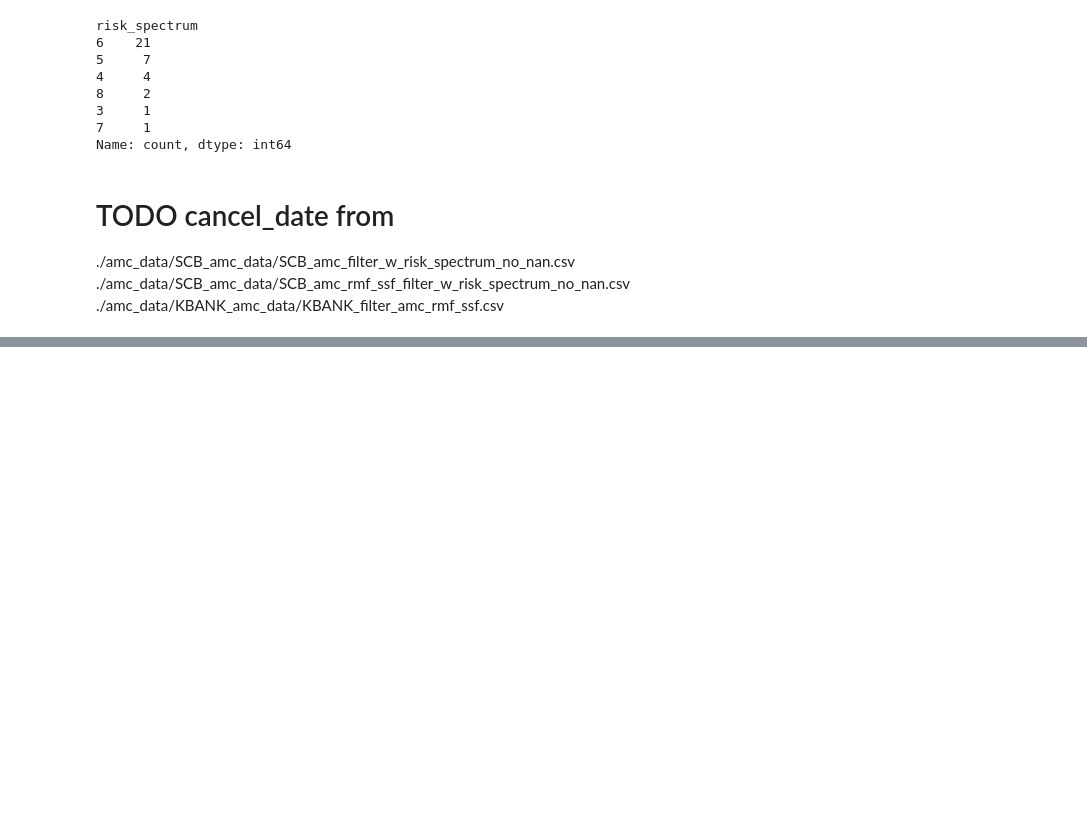
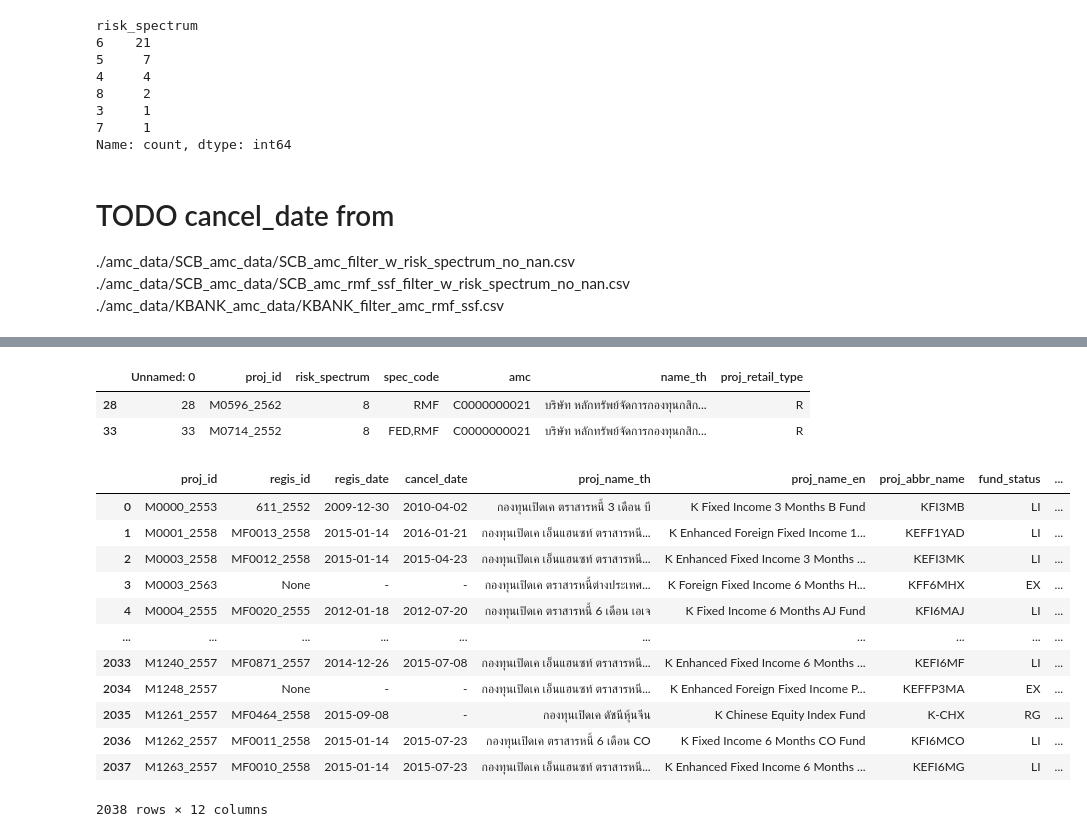
Before and after one commit to taro54071/Finance-Made-Easy-Personalized-Planner, a Jupyter notebook: Python_script/filter_amc_data.ipynb, the cells around one changed output, grey strips where cells are left out. Drawn from its saved outputs; the diff is of its cells as text; code cells hidden in the pictures; blank space fills up the shorter version.

```diff
--- a/Python_script/filter_amc_data.ipynb
+++ b/Python_script/filter_amc_data.ipynb
@@ -3,16 +26,17 @@ Header Api keys
 # %%
 import requests
 import json
+
 import pandas as pd
 
 headers1 = {
     # Request headers of fund daily info
-    'Ocp-Apim-Subscription-Key': 'cd2f3c2bec5341ebb9e347a9056c6b54'
+    'Ocp-Apim-Subscription-Key': 'c1714d1753d5947f5b8f6f3cb67354d1d'
 }
 
 headers2 = {
     # Request headers of fund fact sheet
-    'Ocp-Apim-Subscription-Key': '83ba25290d144581987e2557de676cc5'
+    'Ocp-Apim-Subscription-Key': '89cbe200e6ee4afca33f6e2122aa5e82'
 }
 # %% [markdown]
 ยิง API นำชื่อของแต่ละ บลจ.
@@ -673,0 +802,25 @@ tmp_KBANK_amc_rmf_ssf.to_csv('./amc_data/KBANK_AMC_DATA/KBANK_filter_amc_rmf_ssf
+# %%
+df_sum_df1[df_sum_df1["risk_spectrum"] == 8]
+# %% [output]
+|  | Unnamed: 0 | proj_id | risk_spectrum | spec_code | amc | name_th | proj_retail_type |
+| 28 | 28 | M0596_2562 | 8 | RMF | C0000000021 | บริษัท หลักทรัพย์จัดการกองทุนกสิก... | R |
+| 33 | 33 | M0714_2552 | 8 | FED,RMF | C0000000021 | บริษัท หลักทรัพย์จัดการกองทุนกสิก... | R |
+# %%
+response = requests.get(f'https://api.sec.or.th/FundFactsheet/fund/amc/C0000000021',headers=headers2)
+amc_name = json.loads(response.text)
+kbank = pd.DataFrame(amc_name)
+kbank
+# %% [output]
+|  | proj_id | regis_id | regis_date | cancel_date | proj_name_th | proj_name_en | proj_abbr_name | fund_status | ... |
+| 0 | M0000_2553 | 611_2552 | 2009-12-30 | 2010-04-02 | กองทุนเปิดเค ตราสารหนี้ 3 เดือน บี | K Fixed Income 3 Months B Fund | KFI3MB | LI | ... |
+| 1 | M0001_2558 | MF0013_2558 | 2015-01-14 | 2016-01-21 | กองทุนเปิดเค เอ็นแฮนซท์ ตราสารหนี... | K Enhanced Foreign Fixed Income 1... | KEFF1YAD | LI | ... |
+| 2 | M0003_2558 | MF0012_2558 | 2015-01-14 | 2015-04-23 | กองทุนเปิดเค เอ็นแฮนซท์ ตราสารหนี... | K Enhanced Fixed Income 3 Months ... | KEFI3MK | LI | ... |
+| 3 | M0003_2563 | None | - | - | กองทุนเปิดเค ตราสารหนี้ต่างประเทศ... | K Foreign Fixed Income 6 Months H... | KFF6MHX | EX | ... |
+| 4 | M0004_2555 | MF0020_2555 | 2012-01-18 | 2012-07-20 | กองทุนเปิดเค ตราสารหนี้ 6 เดือน เอเจ | K Fixed Income 6 Months AJ Fund | KFI6MAJ | LI | ... |
+| ... | ... | ... | ... | ... | ... | ... | ... | ... | ... |
+| 2033 | M1240_2557 | MF0871_2557 | 2014-12-26 | 2015-07-08 | กองทุนเปิดเค เอ็นแฮนซท์ ตราสารหนี... | K Enhanced Fixed Income 6 Months ... | KEFI6MF | LI | ... |
+| 2034 | M1248_2557 | None | - | - | กองทุนเปิดเค เอ็นแฮนซท์ ตราสารหนี... | K Enhanced Foreign Fixed Income P... | KEFFP3MA | EX | ... |
+| 2035 | M1261_2557 | MF0464_2558 | 2015-09-08 | - | กองทุนเปิดเค ดัชนีหุ้นจีน | K Chinese Equity Index Fund | K-CHX | RG | ... |
+| 2036 | M1262_2557 | MF0011_2558 | 2015-01-14 | 2015-07-23 | กองทุนเปิดเค ตราสารหนี้ 6 เดือน CO | K Fixed Income 6 Months CO Fund | KFI6MCO | LI | ... |
+| 2037 | M1263_2557 | MF0010_2558 | 2015-01-14 | 2015-07-23 | กองทุนเปิดเค เอ็นแฮนซท์ ตราสารหนี... | K Enhanced Fixed Income 6 Months ... | KEFI6MG | LI | ... |
+2038 rows × 12 columns
```
Also changed, not shown: parts of 22 cells of this notebook.
